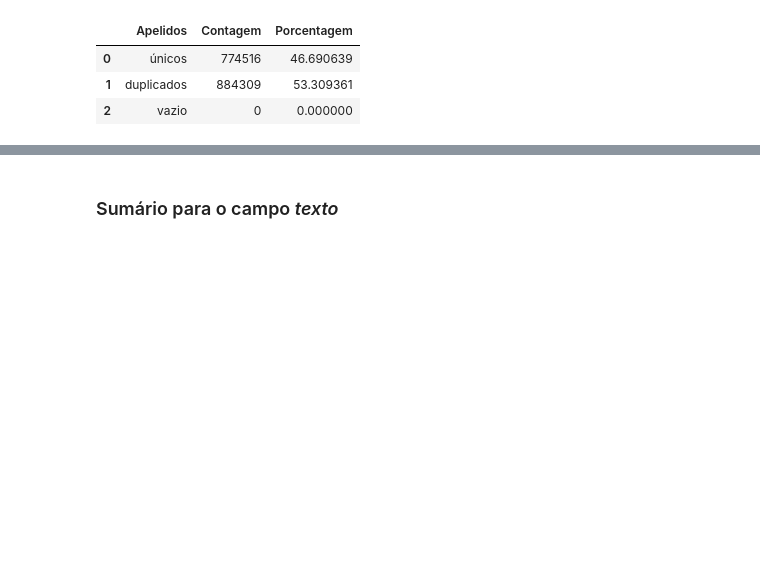
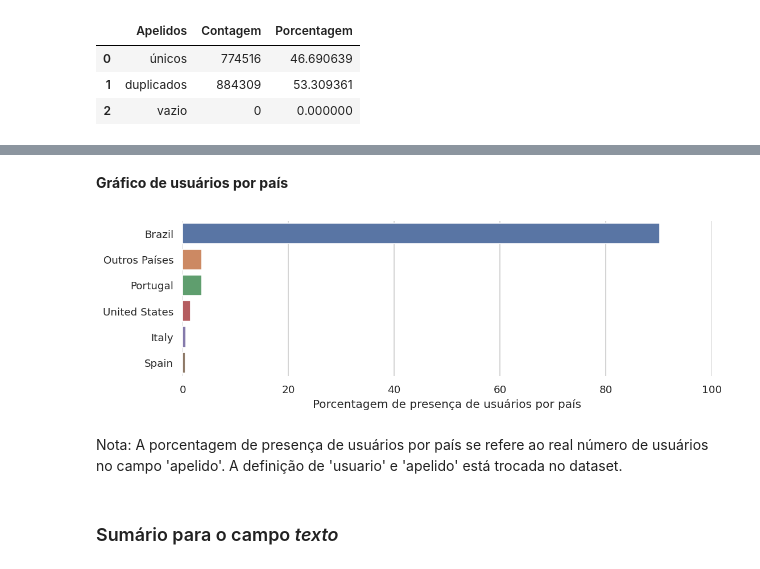
Before and after one commit to ednux/data-science-twitters-covid, a Jupyter notebook: main.ipynb, the cells around one changed output, grey strips where cells are left out. Cells and saved outputs as stored; diff of their text form; code cells hidden in the pictures; blank space fills up the shorter version.

Commit message:
Adicionado dados de apelido por país

```diff
--- a/main.ipynb
+++ b/main.ipynb
@@ -168,0 +172,28 @@ apelidos_df
+# %%
+# Agrupa todos os usuários por pais e conta quantos usuários tem de cada país.
+apelido_pais = dataset.groupby("pais", as_index=False)["apelido"].count().sort_values("apelido", ascending=False)
+
+# Calcula a porcentagem de participação
+apelido_pais['apelido']= (apelido_pais['apelido']/apelido_pais['apelido'].sum())*100
+
+# Divide o dataset apelido_pais em duas partes.
+# apelido_pais_grandes representa todos os países com pelo menos 0.5% de participação
+# apelido_pais_pequenos representa todos os países com menos de 0.5% de participação
+apelido_pais_grandes = apelido_pais[apelido_pais.apelido >= 0.5] .sort_values("apelido", ascending=False)
+apelido_pais_pequenos = apelido_pais[apelido_pais.apelido < 0.5]
+
+# Calcula a porcentagem de participação total de todos os países com menos de 0.5% de participação
+apelidos_total_outros_paises = apelido_pais_pequenos['apelido'].sum()
+
+# Reseta o indice do dataset apelido_pais_grandes para evitar warnings ao adicionar uma nova linha
+apelido_pais_grandes = apelido_pais_grandes.reset_index(drop=True)
+
+# Adiciona a nova linha 'Outros Países' ao dataset apelido_pais_grandes
+apelido_pais_grandes.loc[len(apelido_pais_grandes.index)] = ['Outros Países',apelidos_total_outros_paises]
+
+# Ordena o dataset apelido_pais_grandes do maior para o menor
+apelido_pais_grandes = apelido_pais_grandes.sort_values("apelido", ascending=False).reset_index(drop=True)
+
+# Exibe o dataset apelido_pais_grandes
+apelido_pais_grandes = apelido_pais_grandes.rename(columns={"pais" : "Pais", "apelido" : "Porcentagem de presença"})
+apelido_pais_grandes
@@ -169,3 +208,17 @@ apelidos_df
+# %% [markdown]
+**Gráfico de usuários por país**
+# %%
+sns.set(style="whitegrid")
+plt.rcParams['figure.dpi'] = 120
+f, ax = plt.subplots(figsize=(10, 3))
+sns.set_color_codes("pastel")
+sns.barplot(x="Porcentagem de presença", y="Pais", data=apelido_pais_grandes)
+ax.set(xlim=(0, 100), ylabel="", xlabel="Porcentagem de presença de usuários por país")
+sns.despine(left=True, bottom=True)
+# %% [output]
+[figure, added]
+# %% [markdown]
+Nota: A porcentagem de presença de usuários por país se refere ao real número de usuários no campo 'apelido'. A definição de 'usuario' e 'apelido' está trocada no dataset.
 # %% [markdown]
 ### Sumário para o campo *texto*
 # %% [markdown]
```
Also changed, not shown: parts of 3 cells of this notebook.
